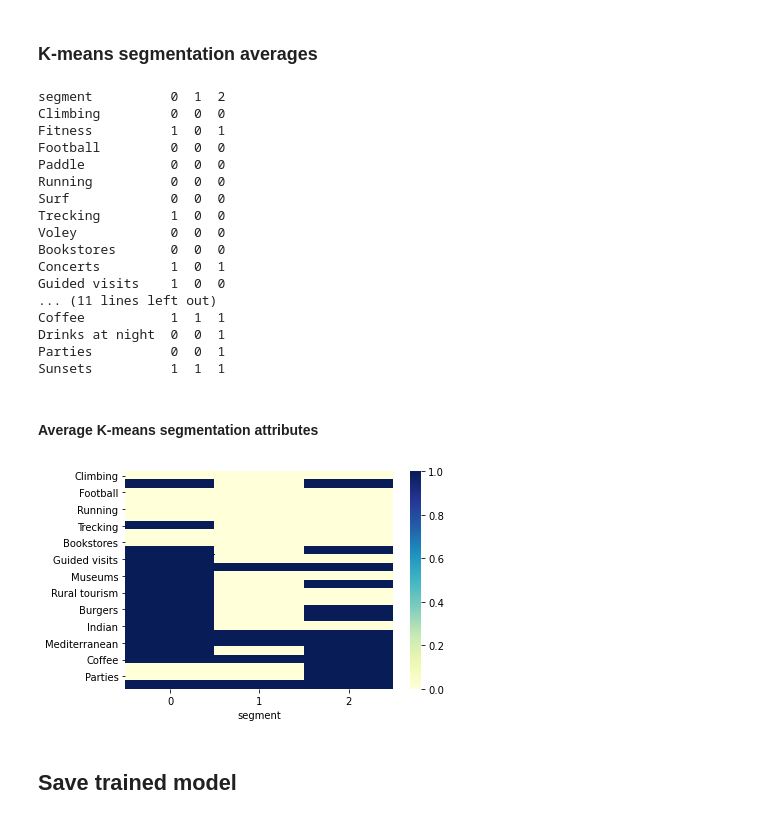
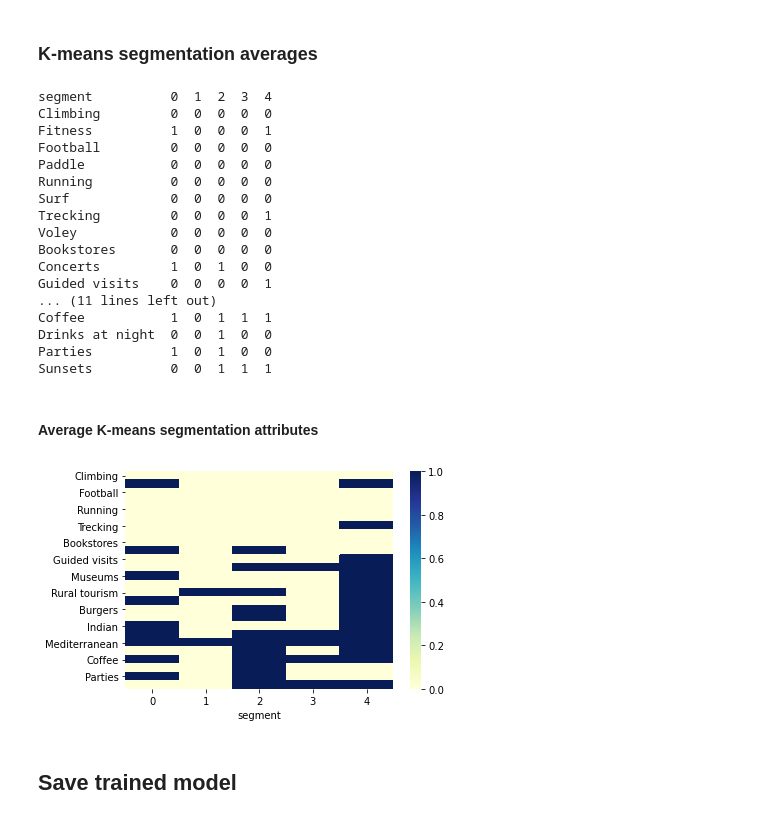
Before and after one commit to casiopa/nomads_cluster_api, a Jupyter notebook: model/cluster_model.ipynb, the cells around one changed output. Saved outputs shown, nothing was run; the diff lists cells and outputs as text; code cells hidden in the pictures.

```diff
--- a/model/cluster_model.ipynb
+++ b/model/cluster_model.ipynb
@@ -10,5 +10,5 @@ from joblib import dump
 # %%
-filename = 'Nómadas digitales y viajeros incondicionales (Responses) - Form Responses 1.csv'
+filename = 'Nómadas digitales y viajeros incondicionales (Responses) - Form Responses 2.csv'
 df_raw = pd.read_csv(filename, usecols=range(1,5))
 df_raw.head(10)
 # %% [output]
@@ -116,43 +116,43 @@ sse
 ### Building segmentation with k-means clustering
 # %%
 # Initializing `KMeans` with 4 clusters
-kmeans=KMeans(n_clusters=3, random_state=123)
+kmeans=KMeans(n_clusters=5, random_state=123)
 
 # Fitting the model on the pre-processed dataset
 kmeans.fit(df_ohe)
 
 # Assigning the generated labels to a new column
-df_kmeans3 = df_ohe.assign(segment = kmeans.labels_)
+df_kmeans5 = df_ohe.assign(segment = kmeans.labels_)
 # %% [markdown]
 ### K-means segmentation averages
 # %%
-kmeans3_averages = df_kmeans3.groupby(['segment']).mean().round().astype('int')
-print(kmeans3_averages.T)
+kmeans5_averages = df_kmeans5.groupby(['segment']).mean().round().astype('int')
+print(kmeans5_averages.T)
 # %% [output]
-segment          0  1  2
-Climbing         0  0  0
-Fitness          1  0  1
-Football         0  0  0
-Paddle           0  0  0
-Running          0  0  0
-Surf             0  0  0
-Trecking         1  0  0
-Voley            0  0  0
-Bookstores       0  0  0
-Concerts         1  0  1
-Guided visits    1  0  0
+segment          0  1  2  3  4
+Climbing         0  0  0  0  0
+Fitness          1  0  0  0  1
+Football         0  0  0  0  0
+Paddle           0  0  0  0  0
+Running          0  0  0  0  0
+Surf             0  0  0  0  0
+Trecking         0  0  0  0  1
+Voley            0  0  0  0  0
+Bookstores       0  0  0  0  0
+Concerts         1  0  1  0  0
+Guided visits    0  0  0  0  1
 ... (11 lines left out)
-Coffee           1  1  1
-Drinks at night  0  0  1
-Parties          0  0  1
-Sunsets          1  1  1
+Coffee           1  0  1  1  1
+Drinks at night  0  0  1  0  0
+Parties          1  0  1  0  0
+Sunsets          0  0  1  1  1
 # %% [markdown]
 #### Average K-means segmentation attributes
 # %%
-sns.heatmap(kmeans3_averages.T, cmap='YlGnBu')
+sns.heatmap(kmeans5_averages.T, cmap='YlGnBu')
 plt.show()
 # %% [output]
-[figure, old version]
+[figure, new version]
 # %% [markdown]
 ## Save trained model
 # %%
```
Also changed, not shown: parts of 7 cells of this notebook, 4 other files.
